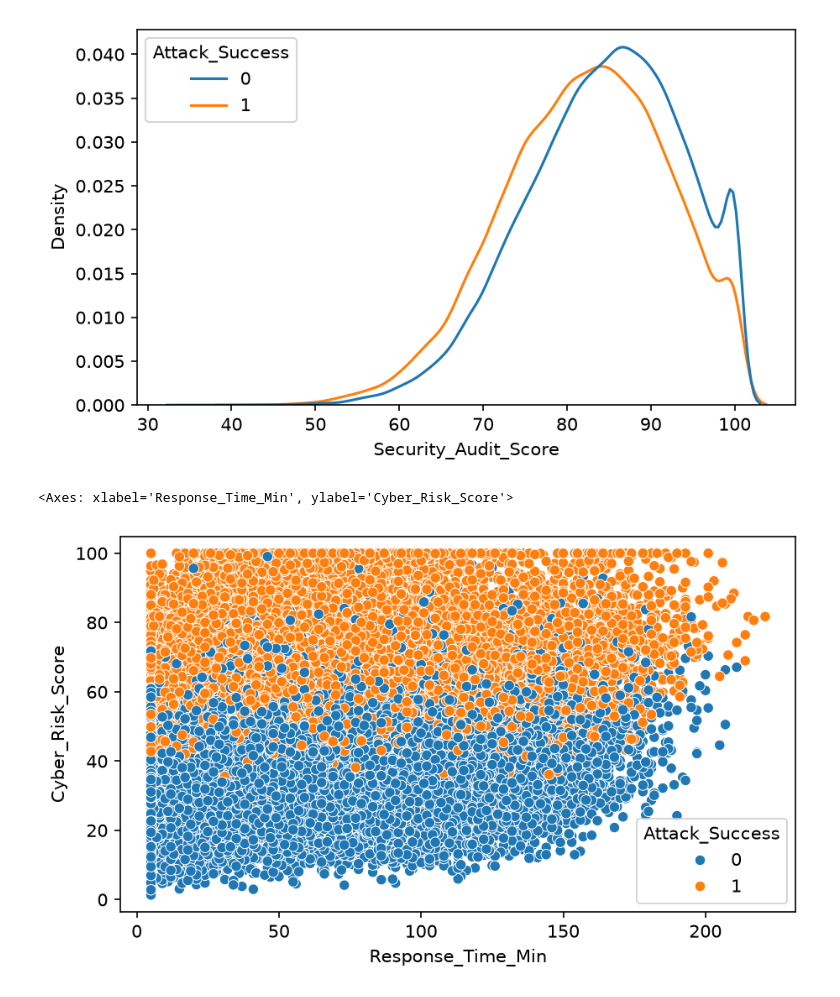
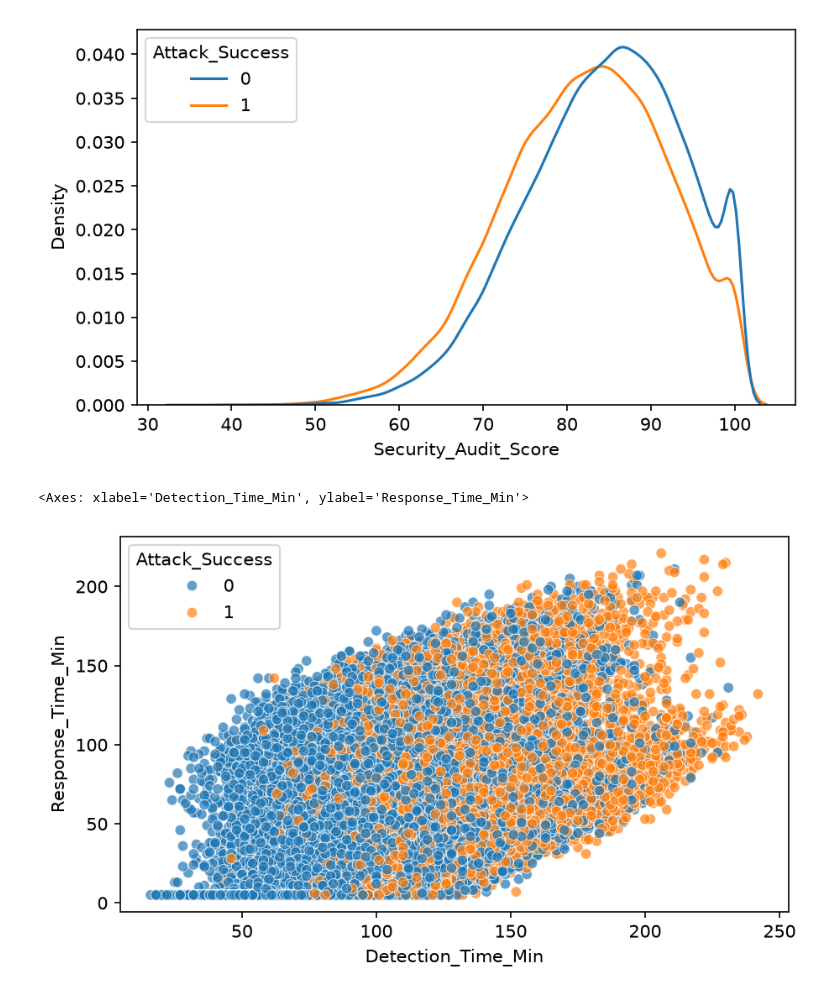
Before and after one commit to franconicolas38/proyecto-final-pycd, a Jupyter notebook: codigo_trabajo_final.ipynb, the cells around one changed output. Drawn from its saved outputs; the diff is of its cells as text; code cells hidden in the pictures.

```diff
--- a/codigo_trabajo_final.ipynb
+++ b/codigo_trabajo_final.ipynb
@@ -137,9 +149,9 @@ sns.kdeplot(data = df, x = "Security_Audit_Score", hue = "Attack_Success", commo
 # %%
 fig, ax = plt.subplots(figsize=(6, 3.5), layout="constrained")
 sns.scatterplot(data = df,
- x = "Response_Time_Min",
- y = "Cyber_Risk_Score",hue = "Attack_Success", ax=ax)
+ y = "Response_Time_Min",
+ x = "Detection_Time_Min", hue = "Attack_Success", ax=ax, alpha = 0.7)
 # %% [output]
-<Axes: xlabel='Response_Time_Min', ylabel='Cyber_Risk_Score'>
+<Axes: xlabel='Detection_Time_Min', ylabel='Response_Time_Min'>
-[figure, old version]
+[figure, new version]
 # %%
```
Also changed, not shown: parts of 11 cells of this notebook.
